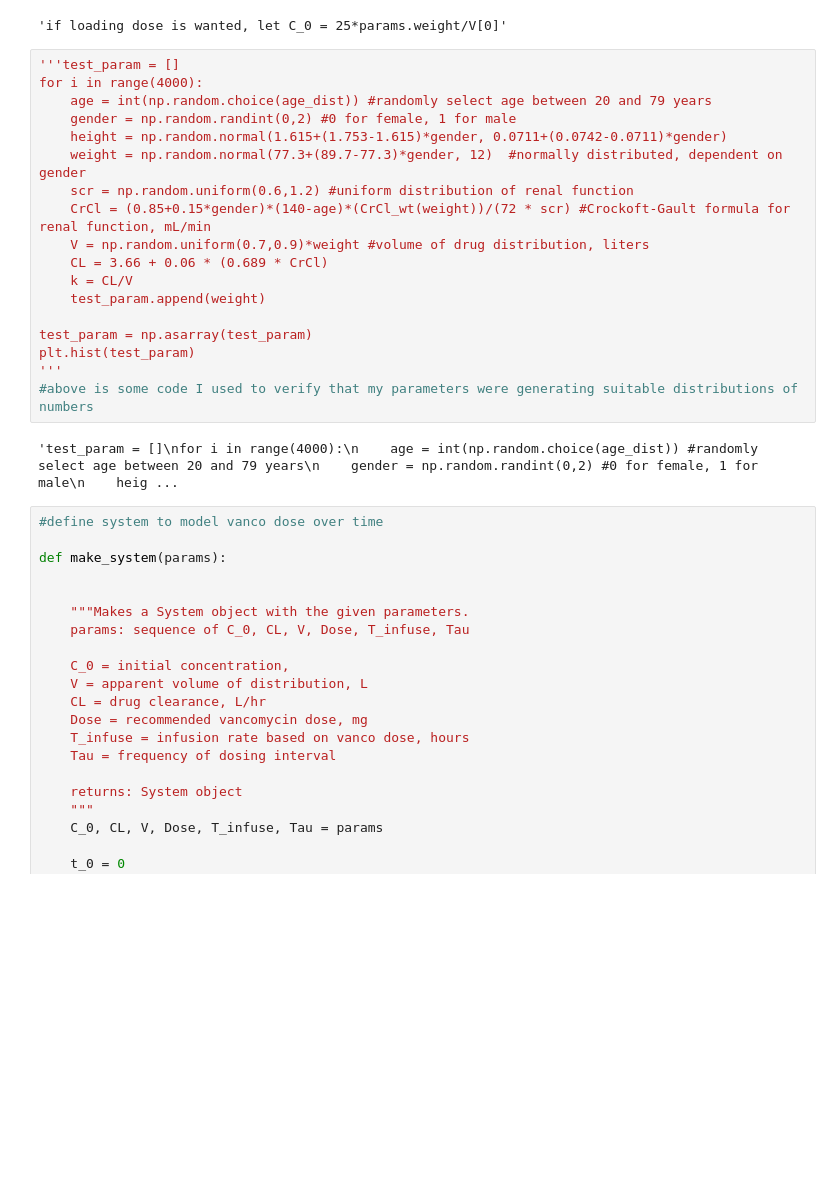
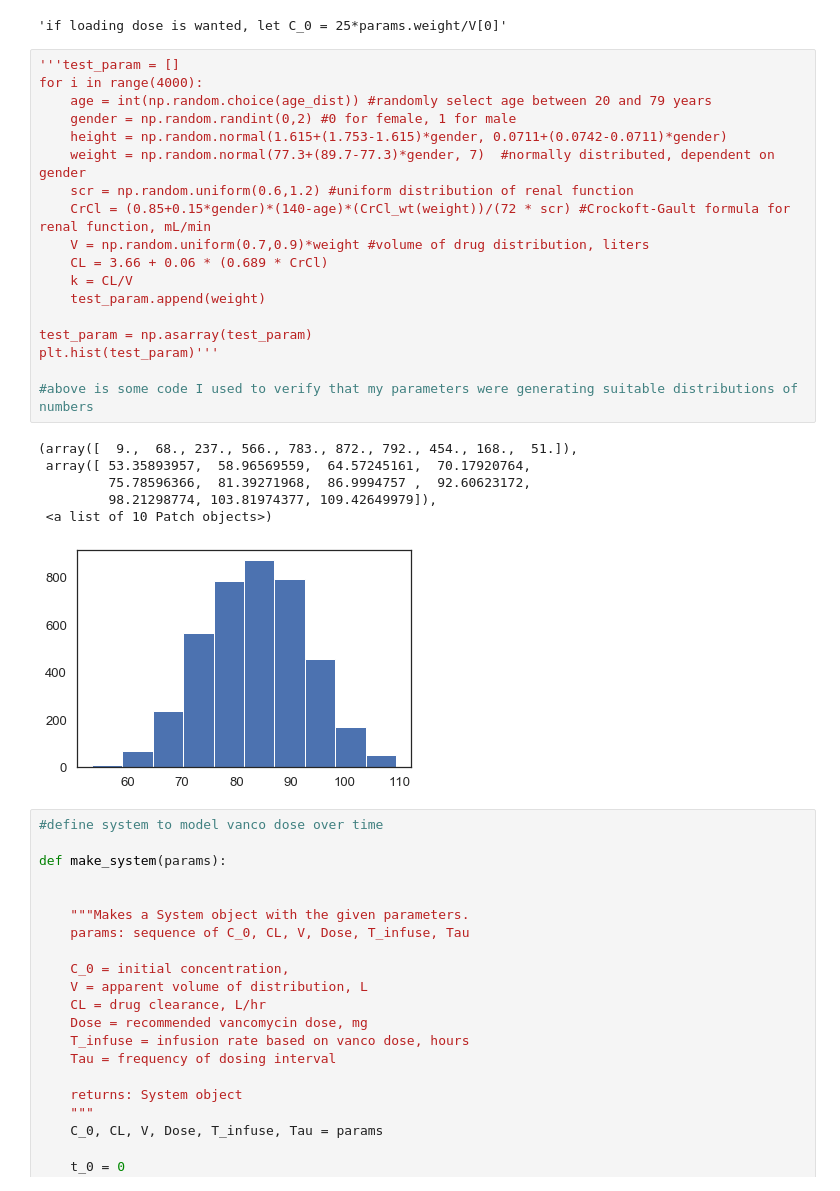
Before and after one commit to hillt5/DATA604, a Jupyter notebook: DATA604_Final_Project_Thomas_Hill.ipynb, the cells around one changed output. Drawn from its saved outputs; the diff is of its cells as text; blank space fills up the shorter version.

```diff
--- a/DATA604_Final_Project_Thomas_Hill.ipynb
+++ b/DATA604_Final_Project_Thomas_Hill.ipynb
@@ -137,23 +143,28 @@ def get_vanco_dosing(params, loading = False):
 # %%
 '''test_param = []
 for i in range(4000):
     age = int(np.random.choice(age_dist)) #randomly select age between 20 and 79 years
     gender = np.random.randint(0,2) #0 for female, 1 for male
     height = np.random.normal(1.615+(1.753-1.615)*gender, 0.0711+(0.0742-0.0711)*gender)
-    weight = np.random.normal(77.3+(89.7-77.3)*gender, 12)  #normally distributed, dependent on gender
+    weight = np.random.normal(77.3+(89.7-77.3)*gender, 7)  #normally distributed, dependent on gender
     scr = np.random.uniform(0.6,1.2) #uniform distribution of renal function
     CrCl = (0.85+0.15*gender)*(140-age)*(CrCl_wt(weight))/(72 * scr) #Crockoft-Gault formula for renal function, mL/min
     V = np.random.uniform(0.7,0.9)*weight #volume of drug distribution, liters
     CL = 3.66 + 0.06 * (0.689 * CrCl)
     k = CL/V
     test_param.append(weight)
 
 test_param = np.asarray(test_param)
-plt.hist(test_param)
-'''
+plt.hist(test_param)'''
+
 #above is some code I used to verify that my parameters were generating suitable distributions of numbers
 # %% [output]
-'test_param = []\nfor i in range(4000):\n    age = int(np.random.choice(age_dist)) #randomly select age between 20 and 79 years\n    gender = np.random.randint(0,2) #0 for female, 1 for male\n    heig ...
+(array([  9.,  68., 237., 566., 783., 872., 792., 454., 168.,  51.]),
+ array([ 53.35893957,  58.96569559,  64.57245161,  70.17920764,
+         75.78596366,  81.39271968,  86.9994757 ,  92.60623172,
+         98.21298774, 103.81974377, 109.42649979]),
+ <a list of 10 Patch objects>)
+[figure, added]
 # %%
 #define system to model vanco dose over time
 
```
Also changed, not shown: parts of 15 cells of this notebook.
